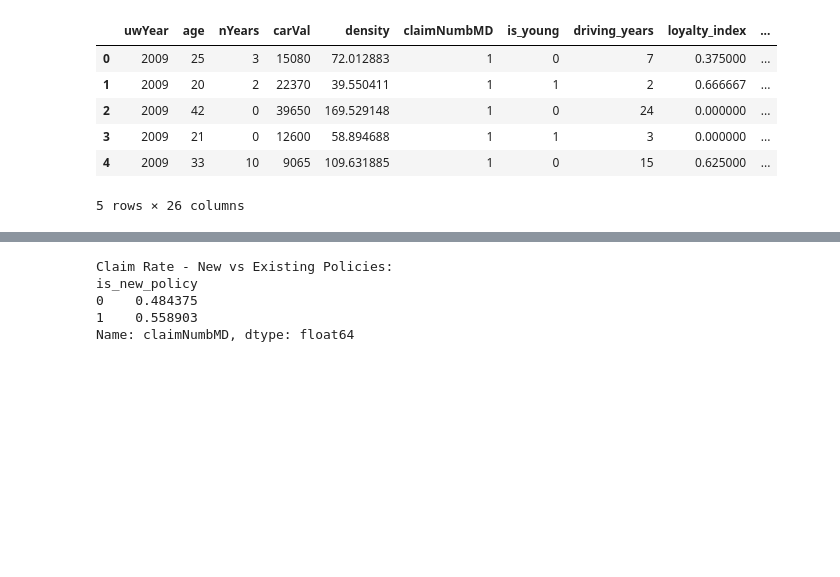
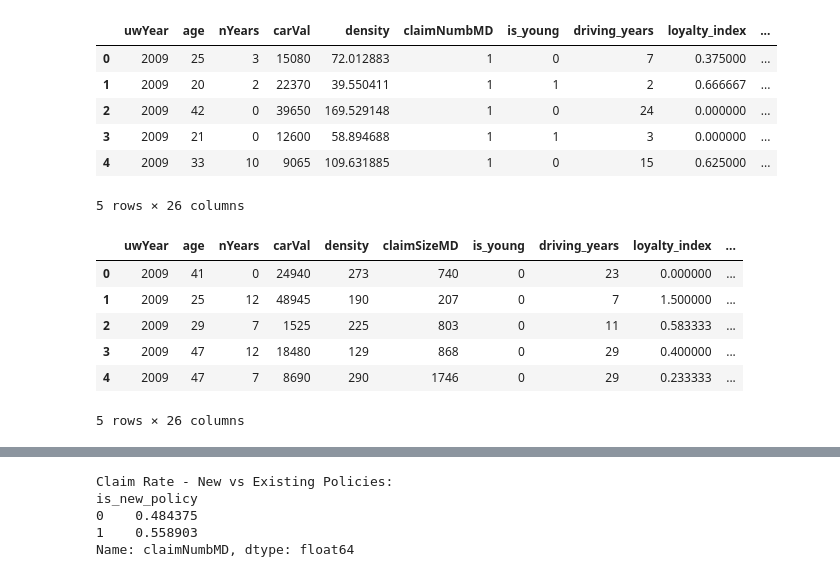
Before and after one commit to aradmehralian/Statistical-Consulting-Project, a Jupyter notebook: Stat-Consulting.ipynb, the cells around one changed output, grey strips where cells are left out. Saved outputs shown, nothing was run; the diff lists cells and outputs as text; code cells hidden in the pictures; blank space fills up the shorter version.

```diff
--- a/Stat-Consulting.ipynb
+++ b/Stat-Consulting.ipynb
@@ -205,3 +205,13 @@ freq_eng.head(5)
 | 3 | 2009 | 21 | 0 | 12600 | 58.894688 | 1 | 1 | 3 | 0.000000 | ... |
 | 4 | 2009 | 33 | 10 | 9065 | 109.631885 | 1 | 0 | 15 | 0.625000 | ... |
 5 rows × 26 columns
+# %%
+sev_eng.head(5)
+# %% [output]
+|  | uwYear | age | nYears | carVal | density | claimSizeMD | is_young | driving_years | loyalty_index | ... |
+| 0 | 2009 | 41 | 0 | 24940 | 273 | 740 | 0 | 23 | 0.000000 | ... |
+| 1 | 2009 | 25 | 12 | 48945 | 190 | 207 | 0 | 7 | 1.500000 | ... |
+| 2 | 2009 | 29 | 7 | 1525 | 225 | 803 | 0 | 11 | 0.583333 | ... |
+| 3 | 2009 | 47 | 12 | 18480 | 129 | 868 | 0 | 29 | 0.400000 | ... |
+| 4 | 2009 | 47 | 7 | 8690 | 290 | 1746 | 0 | 29 | 0.233333 | ... |
+5 rows × 26 columns
```
Also changed, not shown: parts of 26 cells of this notebook.
